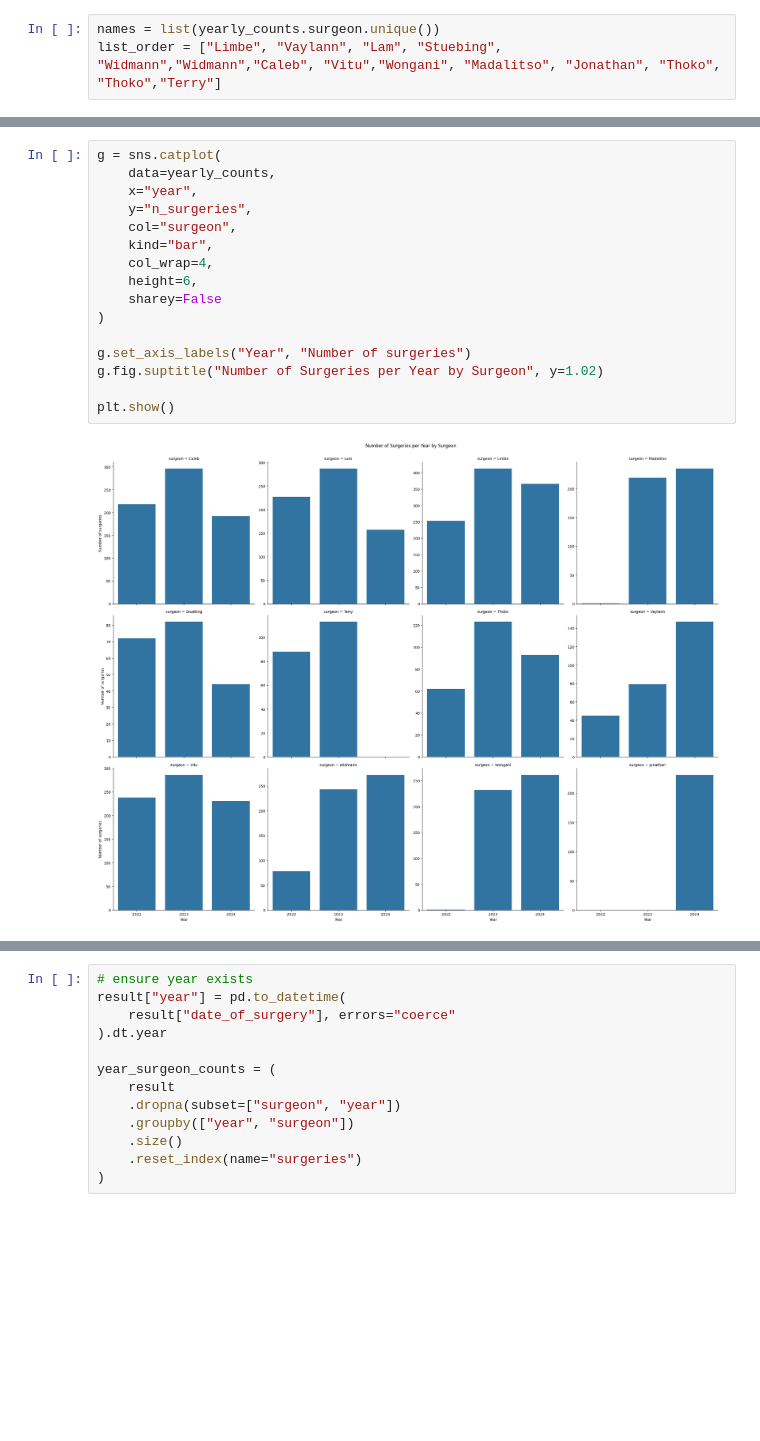
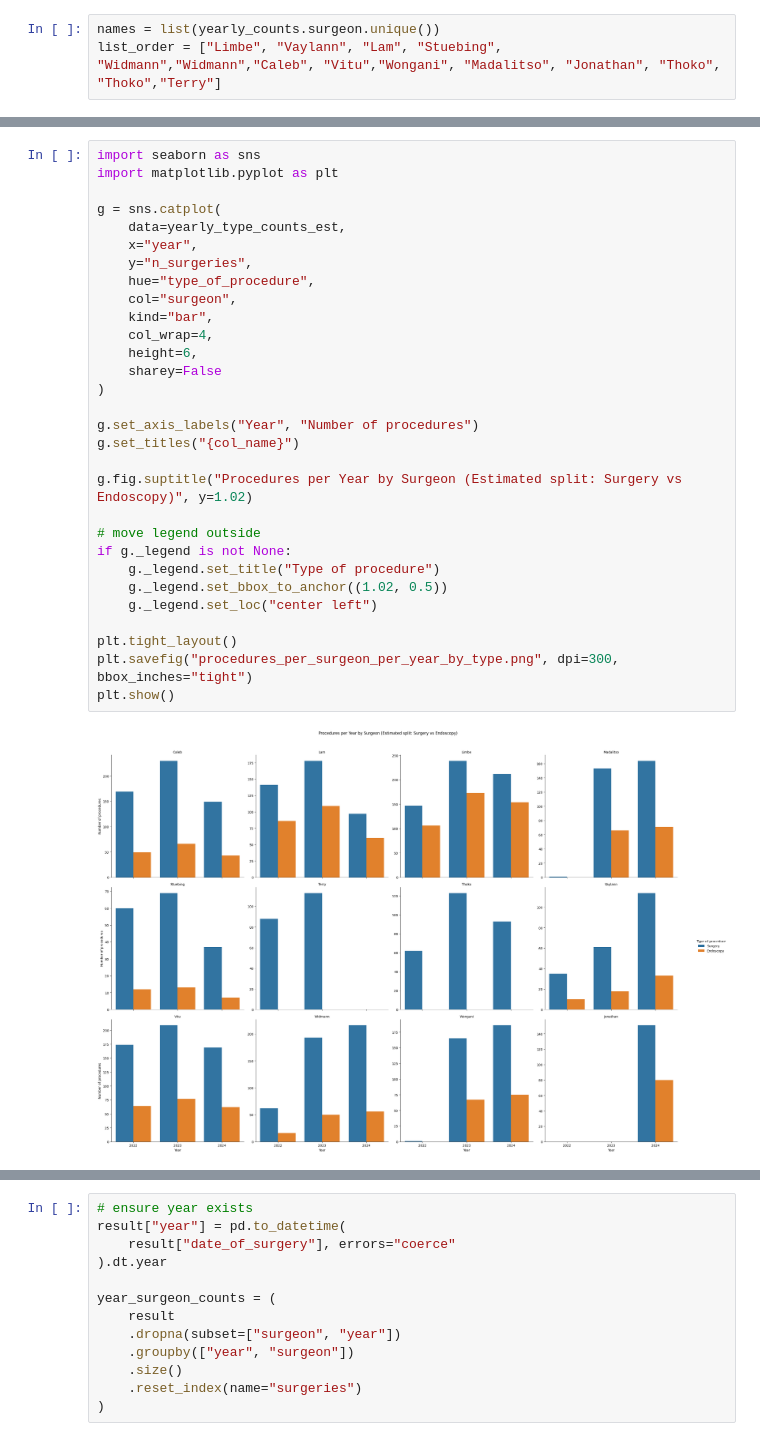
Before and after one commit to mat2m10/nkhoma, a Jupyter notebook: 01_surgeries_performed.ipynb, the cells around one changed output, grey strips where cells are left out. Drawn from its saved outputs; the diff is of its cells as text; blank space fills up the shorter version.

Commit message:
additional data

```diff
--- a/01_surgeries_performed.ipynb
+++ b/01_surgeries_performed.ipynb
@@ -530,21 +614,35 @@ list_order = ["Limbe", "Vaylann", "Lam", "Stuebing", "Widmann","Widmann","Caleb"
 # %%
+import seaborn as sns
+import matplotlib.pyplot as plt
+
 g = sns.catplot(
-    data=yearly_counts,
+    data=yearly_type_counts_est,
     x="year",
     y="n_surgeries",
+    hue="type_of_procedure",
     col="surgeon",
     kind="bar",
     col_wrap=4,
     height=6,
     sharey=False
 )
 
-g.set_axis_labels("Year", "Number of surgeries")
-g.fig.suptitle("Number of Surgeries per Year by Surgeon", y=1.02)
+g.set_axis_labels("Year", "Number of procedures")
+g.set_titles("{col_name}")
 
+g.fig.suptitle("Procedures per Year by Surgeon (Estimated split: Surgery vs Endoscopy)", y=1.02)
+
+# move legend outside
+if g._legend is not None:
+    g._legend.set_title("Type of procedure")
+    g._legend.set_bbox_to_anchor((1.02, 0.5))
+    g._legend.set_loc("center left")
+
+plt.tight_layout()
+plt.savefig("procedures_per_surgeon_per_year_by_type.png", dpi=300, bbox_inches="tight")
 plt.show()
 # %% [output]
-[figure, old version]
+[figure, new version]
 # %%
 # extract year
 result["year"] = pd.to_datetime(result["date_of_surgery"], errors="coerce").dt.year
```
Also changed, not shown: parts of 7 cells of this notebook, 3 other files.
